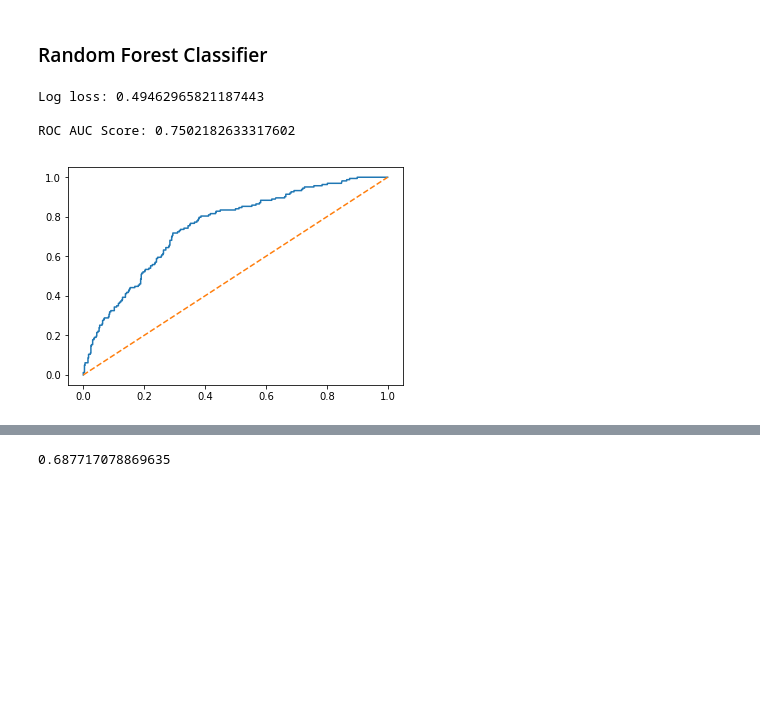
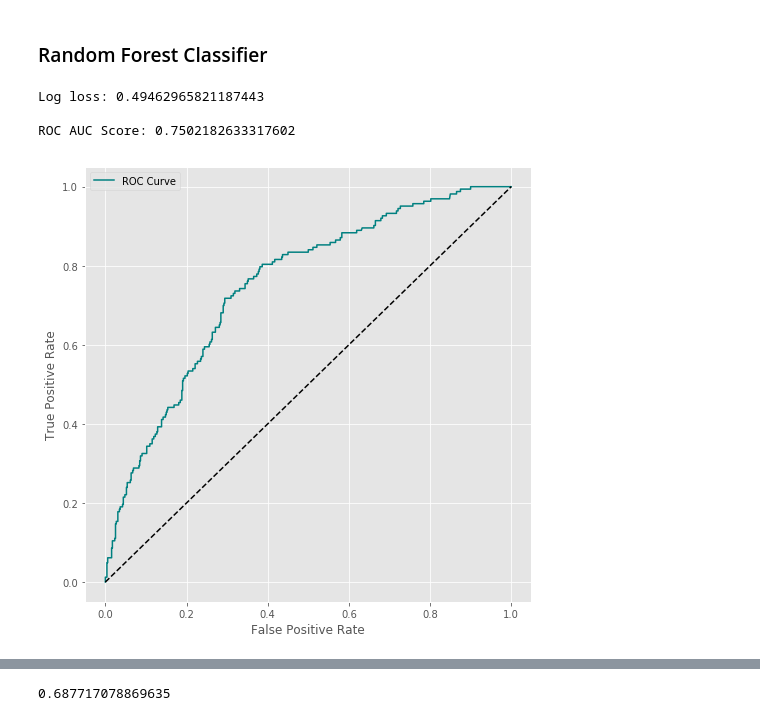
Before and after one commit to mandoiwanaga/board_game_rank_classifier, a Jupyter notebook: eda/john_eda.ipynb, the cells around one changed output, grey strips where cells are left out. Drawn from its saved outputs; the diff is of its cells as text; code cells hidden in the pictures; blank space fills up the shorter version.

```diff
--- a/eda/john_eda.ipynb
+++ b/eda/john_eda.ipynb
@@ -396,6 +396,7 @@ clf_2 = DecisionTreeClassifier(**best)
 clf_2.fit(X_train, y_train)
 y_pred_t2 = clf_2.predict_proba(X_test)
 # %%
+plt.style.use('ggplot')
 print(f"Log loss: {log_loss(y_test, y_pred_t2)}")
 print(f"\nROC AUC Score: {roc_auc_score(y_test, y_pred_t2[:,1])}")
 fpr, tpr, thresholds = roc_curve(y_test, y_pred_t2[:,1])
@@ -434,16 +435,21 @@ y_pred_f = forest.predict(X_test)
 # %%
 print(f"Log loss: {log_loss(y_test, y_pred_forest)}")
 print(f"\nROC AUC Score: {roc_auc_score(y_test, y_pred_forest[:,1])}")
 fpr, tpr, thresholds = roc_curve(y_test, y_pred_forest[:,1])
 #Plot
-plt.plot(fpr, tpr)
+plt.figure(figsize=(8,8))
+plt.plot(fpr, tpr, color='teal', label='ROC Curve')
+plt.ylabel('True Positive Rate')
+plt.xlabel('False Positive Rate')
+plt.legend()
 # this is just a diagonal
-plt.plot([0, 1], [0, 1], linestyle='--');
+plt.plot([0, 1], [0, 1], linestyle='--', color='black');
+plt.savefig('roc_curve.png')
 # %% [output]
 Log loss: 0.49462965821187443
 
 ROC AUC Score: 0.7502182633317602
-[figure, old version]
+[figure, new version]
 # %%
 vals = forest.feature_importances_.tolist()
 best = []
```
Also changed, not shown: parts of 3 cells of this notebook, 2 other files.
